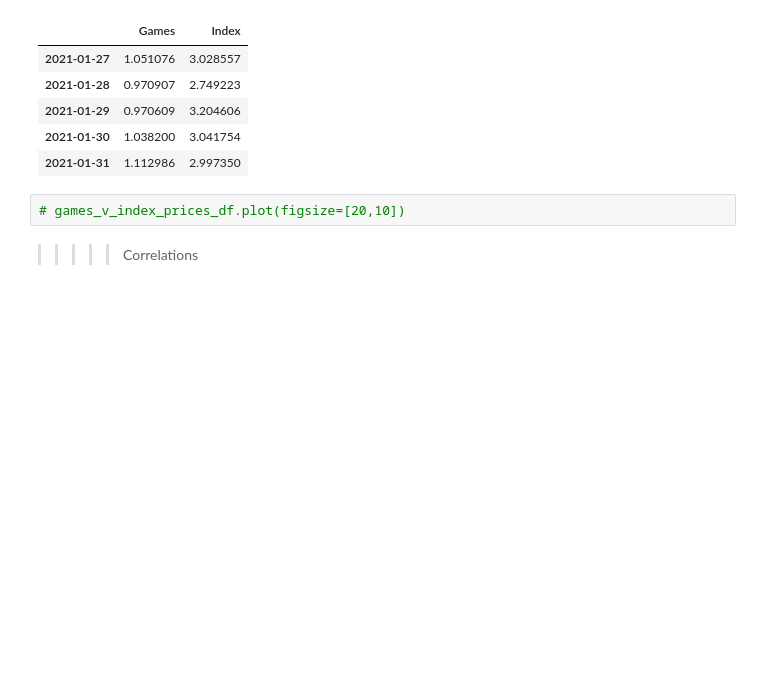
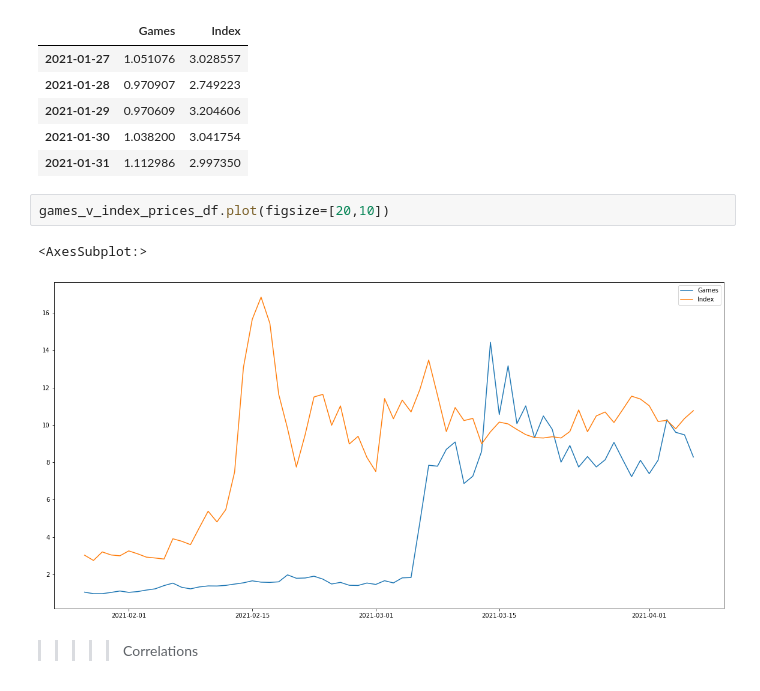
Before and after one commit to Hash3rown/nfty_tree.io, a Jupyter notebook: sandbox/kelso_gaming_NFT_portfolio_analysis.ipynb, the cells around one changed output. Saved outputs shown, nothing was run; the diff lists cells and outputs as text; blank space fills up the shorter version.

```diff
--- a/sandbox/kelso_gaming_NFT_portfolio_analysis.ipynb
+++ b/sandbox/kelso_gaming_NFT_portfolio_analysis.ipynb
@@ -369,7 +454,10 @@ games_v_index_prices_df.head()
 | 2021-01-30 | 1.038200 | 3.041754 |
 | 2021-01-31 | 1.112986 | 2.997350 |
 # %%
-# games_v_index_prices_df.plot(figsize=[20,10])
+games_v_index_prices_df.plot(figsize=[20,10])
+# %% [output]
+<AxesSubplot:>
+[figure, added]
 # %% [markdown]
 >>>>> Correlations
 # %%
```
Also changed, not shown: parts of 11 cells of this notebook.
